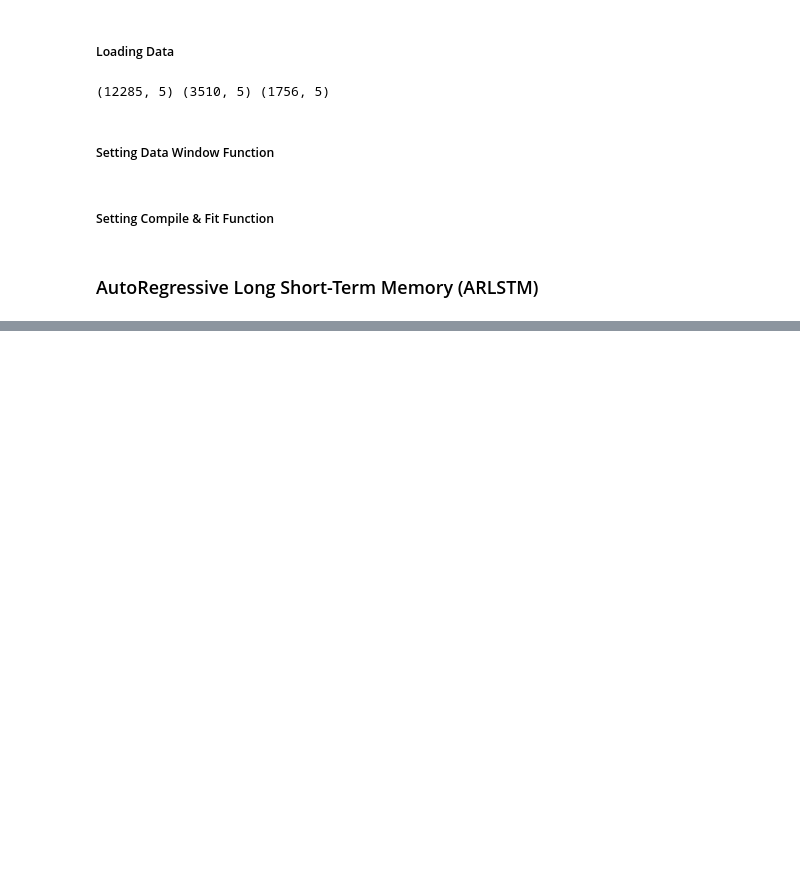
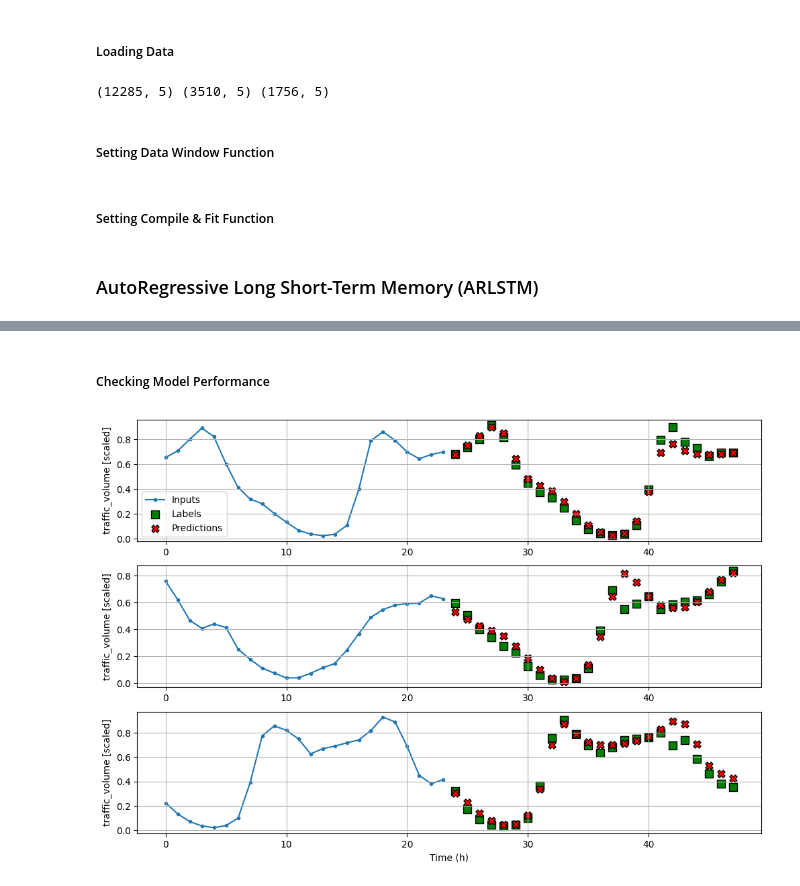
Before and after one commit to joakor89/Time_series_in_python, a Jupyter notebook: chap_17/ARLSTM.ipynb, the cells around one changed output, grey strips where cells are left out. Drawn from its saved outputs; the diff is of its cells as text; code cells hidden in the pictures; blank space fills up the shorter version.

Commit message:
using Autoregressive LSTM in python

```diff
--- a/chap_17/ARLSTM.ipynb
+++ b/chap_17/ARLSTM.ipynb
@@ -189,0 +195,3 @@ column_indices = {name: i for i, name in enumerate(train_df.columns)}
+# %%
+# Data Windowing
+multi_window = DataWindow(input_width=24, label_width=24, shift=24, label_columns=['traffic_volume'])
@@ -189,0 +235,11 @@ column_indices = {name: i for i, name in enumerate(train_df.columns)}
+# %%
+AR_LSTM = AutoRegressive(units=32, out_steps=24)
+
+# Model Training
+history = compile_and_fit(AR_LSTM, multi_window)
+
+ms_val_performance = {}
+ms_performance = {}
+
+ms_val_performance['AR - LSTM'] = AR_LSTM.evaluate(multi_window.val)
+ms_performance['AR - LSTM'] = AR_LSTM.evaluate(multi_window.test, verbose=0)
@@ -189,0 +264,6 @@ column_indices = {name: i for i, name in enumerate(train_df.columns)}
+# %% [markdown]
+##### Checking Model Performance
+# %%
+multi_window.plot(AR_LSTM)
+# %% [output]
+[figure, added]
```
Also changed, not shown: parts of 7 cells of this notebook.
